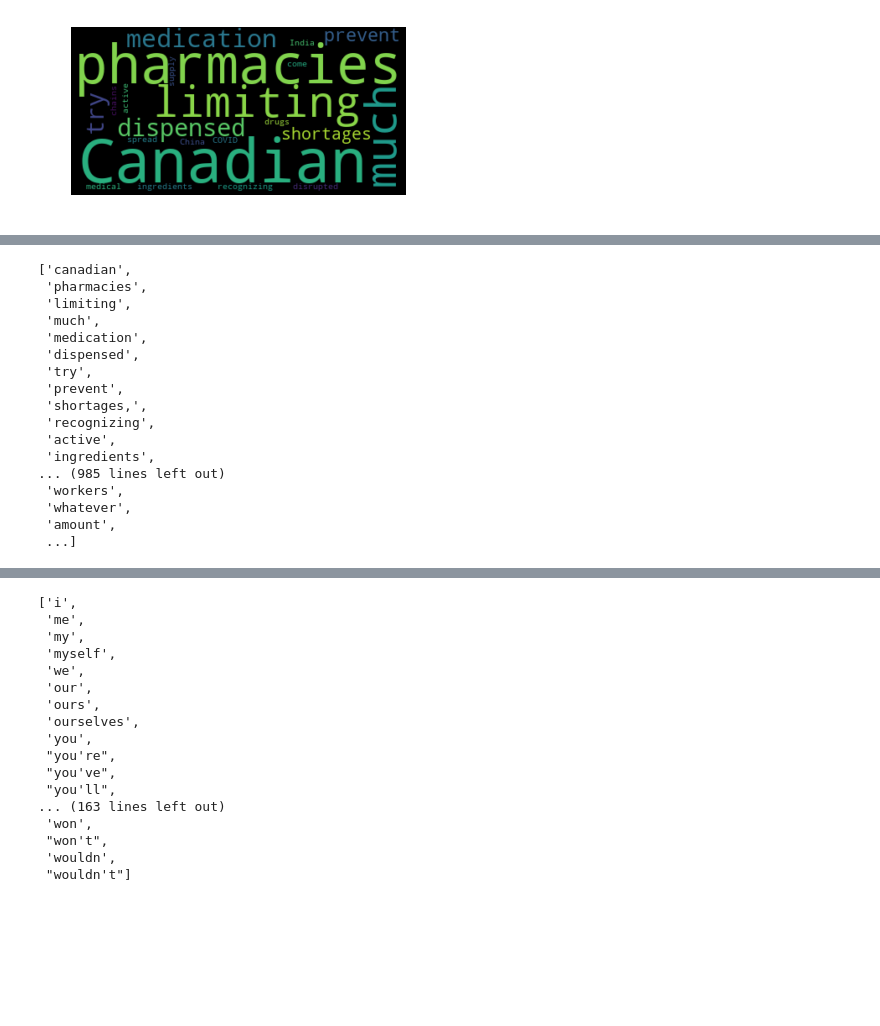
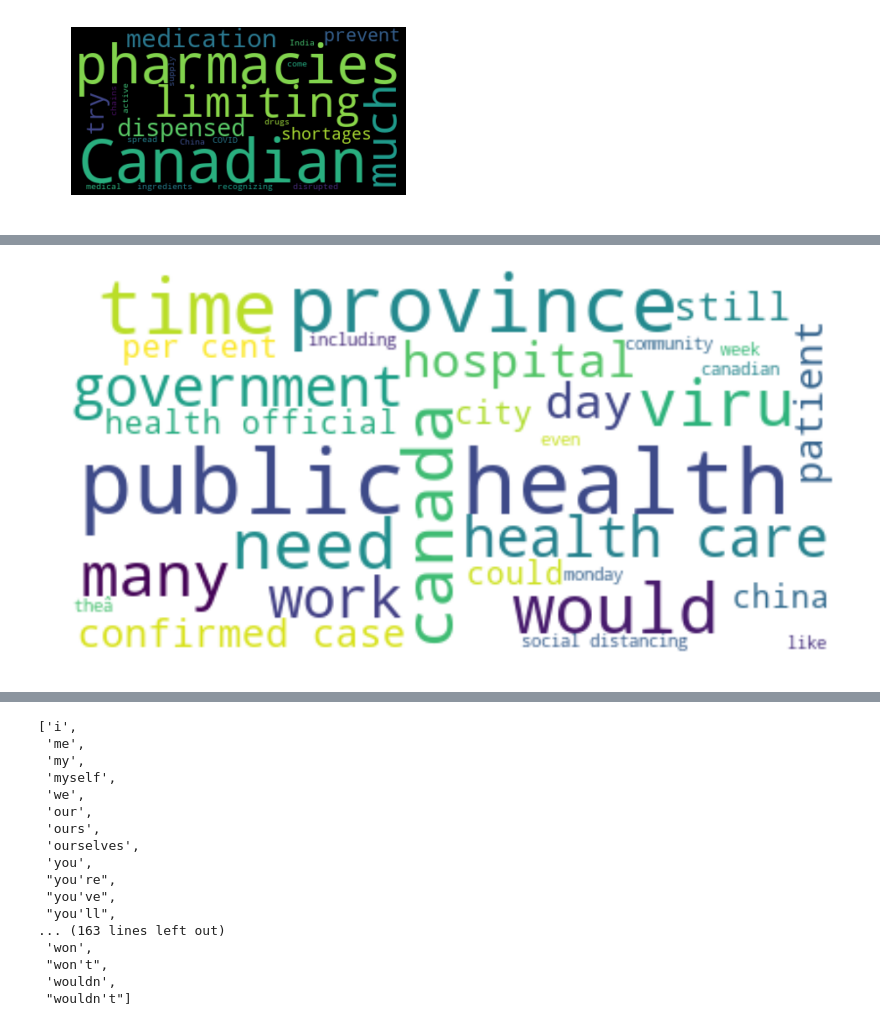
Before and after one commit to irwinmier96/Extra_Side_Projects, a Jupyter notebook: Covid News Tracking/covid_news.ipynb, the cells around one changed output, grey strips where cells are left out. Cells and saved outputs as stored; diff of their text form; code cells hidden in the pictures; blank space fills up the shorter version.

```diff
--- a/Covid News Tracking/covid_news.ipynb
+++ b/Covid News Tracking/covid_news.ipynb
@@ -107,23 +109,28 @@ print ("There are {} words in the combination of all review.".format(len(ca_text
 # %%
-stop_words = set(stopwords.words('english'))
+stop_words = set(stopwords.words('english'))  #stopwords.words is built in
+new_stopwords = ['said', 'said.', 'says', 'say', 'new', 'one','two', 'would',
+                 'will', 'people', 'also', 'May', 'well', 'â\x80\x94'] #appending into stopwords.words
+new_stopwords_list = stop_words.union(new_stopwords)
 
-stopwords.add('The')
-stopwords.add('said')
+final_stop_words = set([word for word in new_stopwords_list if word in new_stopwords_list]) #set the final list before adding to the wordcloud
+
 # stopwords.add(["one", "say", "time", "href", "https", "need", "people", "day", "may", "going", "Friday", "Tuesday",
 #               "said", "per" , "cent", "says", "many", "still", "now", "thing", "Monday", "will", "part", "make",
 #               "CBC", "New", "right", "viru", " country", "work", "take", "home", "even", "Thursday", "continue",
 #               "want", "take", "city", "call", "March", "think", "well", "know", "way", "see", "go", "The", "-"])
 
 
-wordcloud = WordCloud(stopwords = stop_words, background_color="white", max_words = 30).generate(ca_text)
+wordcloud = WordCloud(stopwords = final_stop_words, background_color="white", max_words = 30).generate(ca_text)
 
 # Display the generated image:
 # the matplotlib way:
 plt.imshow(wordcloud, interpolation='bilinear')
 plt.axis("off")
 plt.show()
+# %% [output]
+[figure, added]
 # %%
-filtered_words = [word for word in ca_text.split() if word not in stopwords]
+filtered_words = [word for word in ca_text.split() if word not in final_stop_words]
 counted_words = collections.Counter(filtered_words)
 
 words = []
@@ -131,21 +138,3 @@ counts = []
 for letter, count in counted_words.most_common(10):
     words.append(letter)
     counts.append(count)
-# %% [output]
-['canadian',
- 'pharmacies',
- 'limiting',
- 'much',
- 'medication',
- 'dispensed',
- 'try',
- 'prevent',
- 'shortages,',
- 'recognizing',
- 'active',
- 'ingredients',
-... (985 lines left out)
- 'workers',
- 'whatever',
- 'amount',
- ...]
```
Also changed, not shown: parts of 6 cells of this notebook, 2 other files.
